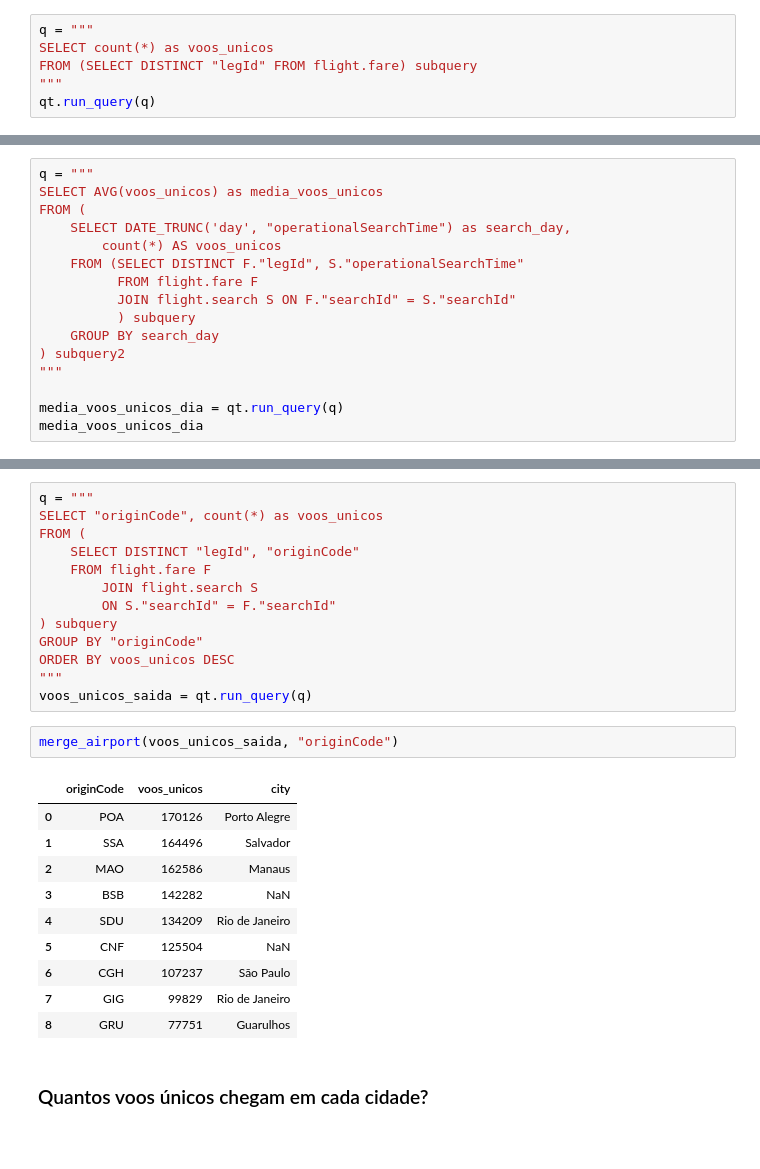
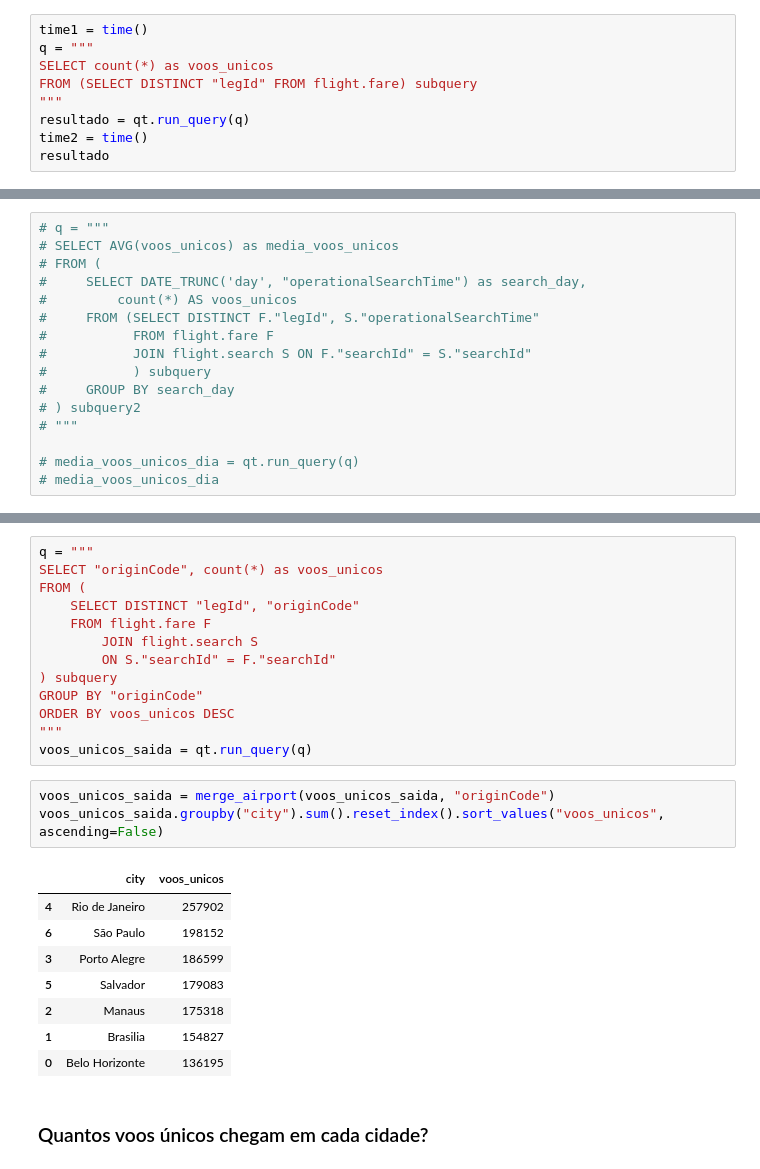
Before and after one commit to MatheusBorgesFaria/FlightPrices, a Jupyter notebook: notebooks/descriptive_analyzes/visao_geral.ipynb, the cells around one changed output, grey strips where cells are left out. Saved outputs shown, nothing was run; the diff lists cells and outputs as text; blank space fills up the shorter version.

```diff
--- a/notebooks/descriptive_analyzes/visao_geral.ipynb
+++ b/notebooks/descriptive_analyzes/visao_geral.ipynb
@@ -233,8 +237,11 @@ numero_horas, numero_horas/24
 # %%
+time1 = time()
 q = """
 SELECT count(*) as voos_unicos
 FROM (SELECT DISTINCT "legId" FROM flight.fare) subquery
 """
-qt.run_query(q)
+resultado = qt.run_query(q)
+time2 = time()
+resultado
 # %% [output]
 |  | voos_unicos |
@@ -242,18 +265,18 @@ qt.run_query(q)
 # %% [markdown]
 ### Em média quantos voos únicos são coletados por dia?
 # %%
-q = """
-SELECT AVG(voos_unicos) as media_voos_unicos
-FROM (
-    SELECT DATE_TRUNC('day', "operationalSearchTime") as search_day,
-        count(*) AS voos_unicos
-    FROM (SELECT DISTINCT F."legId", S."operationalSearchTime"
-          FROM flight.fare F
-          JOIN flight.search S ON F."searchId" = S."searchId"
-          ) subquery
-    GROUP BY search_day
-) subquery2
-"""
+# q = """
+# SELECT AVG(voos_unicos) as media_voos_unicos
+# FROM (
+#     SELECT DATE_TRUNC('day', "operationalSearchTime") as search_day,
+#         count(*) AS voos_unicos
+#     FROM (SELECT DISTINCT F."legId", S."operationalSearchTime"
+#           FROM flight.fare F
+#           JOIN flight.search S ON F."searchId" = S."searchId"
+#           ) subquery
+#     GROUP BY search_day
+# ) subquery2
+# """
 
-media_voos_unicos_dia = qt.run_query(q)
-media_voos_unicos_dia
+# media_voos_unicos_dia = qt.run_query(q)
+# media_voos_unicos_dia
@@ -302,18 +333,17 @@ ORDER BY voos_unicos DESC
 """
 voos_unicos_saida = qt.run_query(q)
 # %%
-merge_airport(voos_unicos_saida, "originCode")
+voos_unicos_saida = merge_airport(voos_unicos_saida, "originCode")
+voos_unicos_saida.groupby("city").sum().reset_index().sort_values("voos_unicos", ascending=False)
 # %% [output]
-|  | originCode | voos_unicos | city |
-| 0 | POA | 170126 | Porto Alegre |
-| 1 | SSA | 164496 | Salvador |
-| 2 | MAO | 162586 | Manaus |
-| 3 | BSB | 142282 | NaN |
-| 4 | SDU | 134209 | Rio de Janeiro |
-| 5 | CNF | 125504 | NaN |
-| 6 | CGH | 107237 | São Paulo |
-| 7 | GIG | 99829 | Rio de Janeiro |
-| 8 | GRU | 77751 | Guarulhos |
+|  | city | voos_unicos |
+| 4 | Rio de Janeiro | 257902 |
+| 6 | São Paulo | 198152 |
+| 3 | Porto Alegre | 186599 |
+| 5 | Salvador | 179083 |
+| 2 | Manaus | 175318 |
+| 1 | Brasilia | 154827 |
+| 0 | Belo Horizonte | 136195 |
 # %% [markdown]
 ### Quantos voos únicos chegam em cada cidade?
 # %%
```
Also changed, not shown: parts of 30 cells of this notebook.
